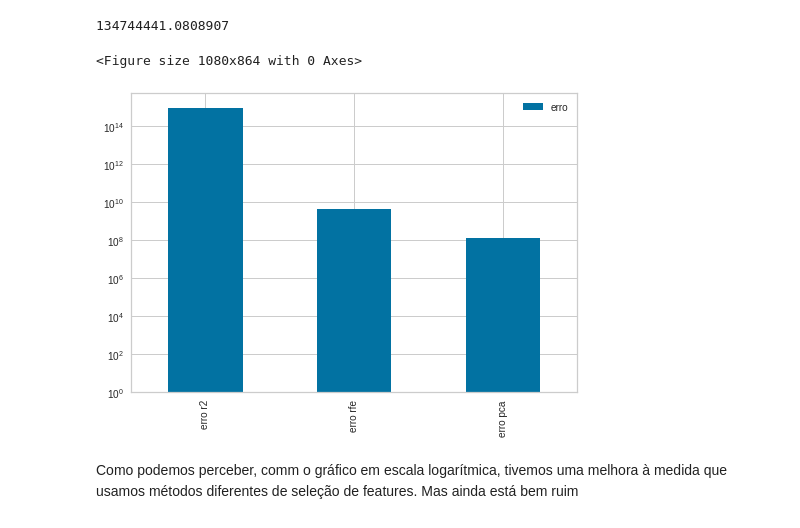
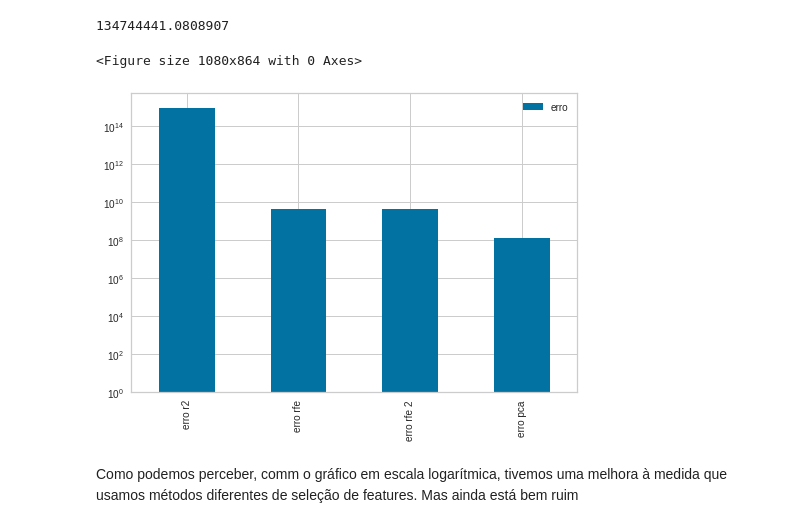
Before and after one commit to mikaelcordeiro/semanas, a Jupyter notebook: semana6/semana_6.ipynb, the cells around one changed output. Saved outputs shown, nothing was run; the diff lists cells and outputs as text; code cells hidden in the pictures.

```diff
--- a/semana6/semana_6.ipynb
+++ b/semana6/semana_6.ipynb
@@ -409,0 +449,4 @@ plt.show()
+# %%
+reg_seis = skl.linear_model.LinearRegression()
+# %%
+reg_seis.fit(x_treino_importance_2, y_treino)
@@ -409,0 +455,5 @@ plt.show()
+# %%
+y_previsao_imp_2 = reg_seis.predict(x_teste_importance_2)
+# %%
+erro_imp_2 = skl.metrics.mean_squared_error(y_pred=y_previsao_imp_2, y_true=y_teste)
+erro_imp_2
@@ -445,9 +502,9 @@ erro_pca
 134744441.0808907
 # %%
 plt.figure(figsize=(15, 12))
-pd.DataFrame({'erro': [erro_normal, erro_imp, erro_pca]}, index=['erro r2', 'erro rfe', 'erro pca']).plot(kind='bar', log=True);
+pd.DataFrame({'erro': [erro_normal, erro_imp, erro_imp_2, erro_pca]}, index=['erro r2', 'erro rfe', 'erro rfe 2', 'erro pca']).plot(kind='bar', log=True);
 # %% [output]
 <Figure size 1080x864 with 0 Axes>
-[figure, old version]
+[figure, new version]
 # %% [markdown]
 Como podemos perceber, comm o gráfico em escala logarítmica, tivemos uma melhora à medida que usamos métodos diferentes de seleção de features. Mas ainda está bem ruim
```
Also changed, not shown: parts of 11 cells of this notebook.
